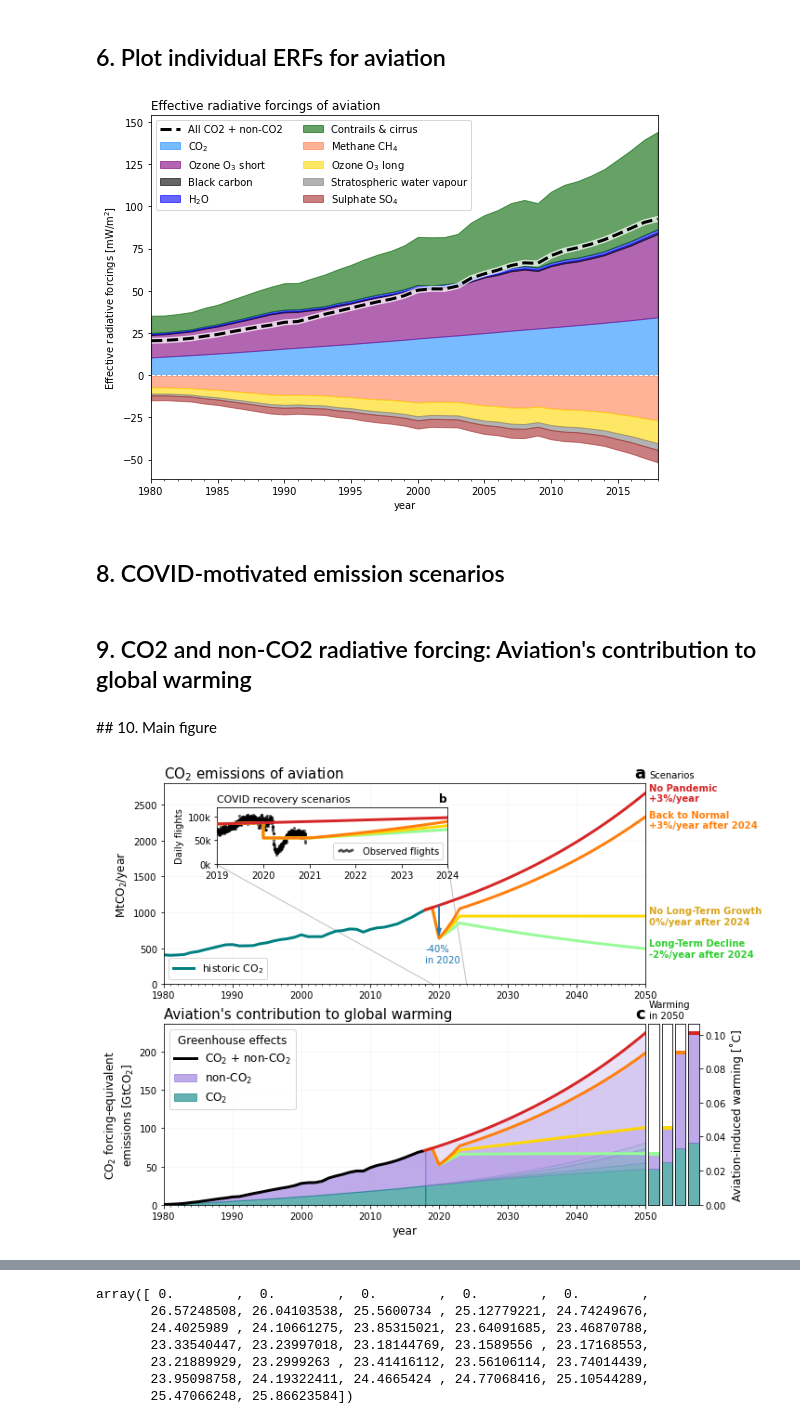
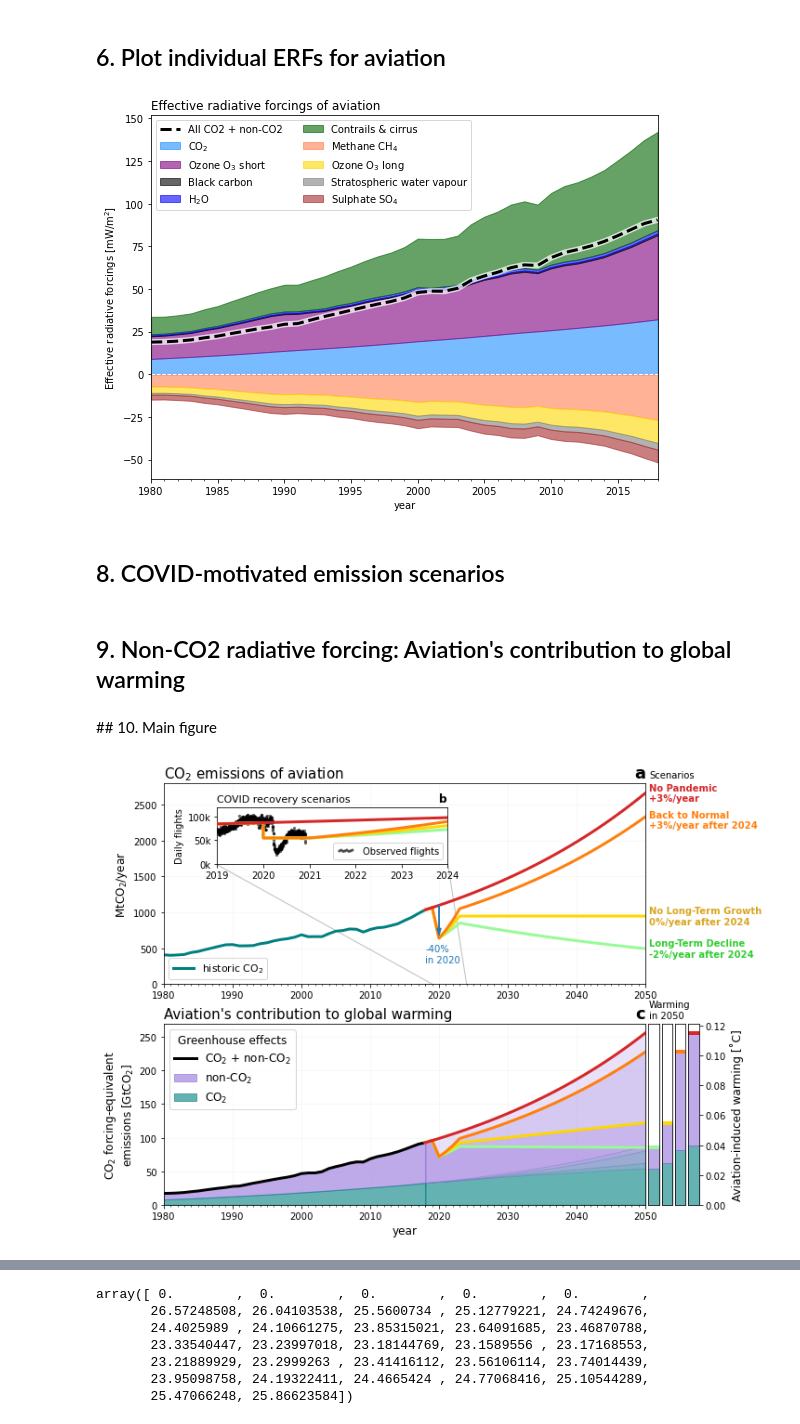
Before and after one commit to milankl/FlyingClimate, a Jupyter notebook: scripts/aviation_warming.ipynb, the cells around one changed output, grey strips where cells are left out. Drawn from its saved outputs; the diff is of its cells as text; code cells hidden in the pictures.

Commit message:
using FAIR, 1940 baseline

```diff
--- a/scripts/aviation_warming.ipynb
+++ b/scripts/aviation_warming.ipynb
@@ -161,3 +201,15 @@ co2rf_mean1980 = co2rf_mean[co2rf_years > 1979]
+# %%
+t1980 = np.int(1980-rcp_years[0])
+
+# multi scenario mean [mW/m^2]
+co2rf_1940 = (F45-F45noav)[t1940:t2018,0]*1000
+co2rf_1980 = (F45-F45noav)[t1980:t2018,0]*1000
+co2ppm_1940 = (C45-C45noav)[t1940:t2018,0]
+years_1940 = rcp_years[t1940:t2018]
+
+DF = pd.DataFrame(np.vstack((years_1940,co2ppm_1940,co2rf_1940)).T,columns=["year","CO2 ppm","CO2 RF [mW/m^2]"])
+DF['year'] = DF['year'].astype(int)
+DF.to_csv("../data/CO2_radiative_forcing_FAIR.csv",float_format = "%.4f")
 # %% [markdown]
 ## 4.2 Effective radiative forcings of O3, CH4, SWV, netNOX, BC, SO4, H20, contrails
 # %%
@@ -176,12 +228,14 @@ nonCO2_rf = o3short_rf + ch4_rf + o3long_rf + swv_rf + bc_rf + so4_rf + h2o_rf +
 # %% [markdown]
 ## 6. Plot individual ERFs for aviation
 # %%
+years = fuel_usage["year"]
+
 fig,ax1 = plt.subplots(1,1,figsize=(8,6),sharex=True)
 
 alfa=0.6
 # pack all radiative forcings in one array
 all_positive_rfs = np.array([np.zeros_like(years),
-                             co2rf_mean1980,
+                             co2rf_1980,
                              o3short_rf,
                              bc_rf,
                              h2o_rf,
@@ -227,7 +281,7 @@ ax1.set_xticks(years,minor=True)
 plt.tight_layout()
 # plt.savefig("../plots/radiative_forcings_nonCO2.pdf")
 # %% [output]
-[figure, old version]
+[figure, new version]
 # %% [markdown]
 ## 8. COVID-motivated emission scenarios
 # %%
@@ -347,7 +401,7 @@ for i in range(6,len(years_future)):   # 2021,2022,2023
     co2_scenario2[i] = co2_scenario2[i-1]*(1+p_after2/100)
     co2_scenario3[i] = co2_scenario3[i-1]*(1+p_after1/100)
 # %% [markdown]
-## 9. CO2 and non-CO2 radiative forcing: Aviation's contribution to global warming
+## 9. Non-CO2 radiative forcing: Aviation's contribution to global warming
 # %%
 # projections into the future
 years_future = np.arange(2018,2051)
@@ -517,49 +553,44 @@ alfa=0.6
 h4 = lambda y: 1-np.sqrt(np.sqrt(1-y))  # four-level superimposed alpha
 
 # cumulative
-ax3.fill_between(years,nonCO2_cumemissions+np.cumsum(co2)/1000,np.cumsum(co2)/1000,alpha=alfa,color="mediumpurple",label="non-CO$_2$")
-ax3.fill_between(years,np.cumsum(co2)/1000,alpha=alfa,color="teal",label=r"CO$_2$")
-ax3.plot(years,nonCO2_cumemissions+np.cumsum(co2)/1000,"k",lw=3,label=r"CO$_2$ + non-CO$_2$")
+cumco2_1940 = np.cumsum(co2_1940)[40:]/1000
+ax3.fill_between(years,nonCO2_cumemissions+cumco2_1940,cumco2_1940,alpha=alfa,color="mediumpurple",label="non-CO$_2$")
+ax3.fill_between(years,cumco2_1940,alpha=alfa,color="teal",label=r"CO$_2$")
+ax3.plot(years,nonCO2_cumemissions+cumco2_1940,"k",lw=3,label=r"CO$_2$ + non-CO$_2$")
 
 # cumulative future
 # CO2
 # ax3.fill_between(years_future,np.ones_like(years_future)*np.sum(co2)/1000,alpha=h4(alfa),color="teal")
-ax3.fill_between(years_future,np.sum(co2[:-1])/1000+np.cumsum(co2_scenario1)/1000,
+ax3.fill_between(years_future,np.sum(co2_1940[:-1])/1000+np.cumsum(co2_scenario1)/1000,
                  alpha=h4(alfa),color="teal")
-ax3.fill_between(years_future,np.sum(co2[:-1])/1000+np.cumsum(co2_scenario2)/1000,
+ax3.fill_between(years_future,np.sum(co2_1940[:-1])/1000+np.cumsum(co2_scenario2)/1000,
                  alpha=h4(alfa),color="teal")
-ax3.fill_between(years_future,np.sum(co2[:-1])/1000+np.cumsum(co2_scenario3)/1000,
+ax3.fill_between(years_future,np.sum(co2_1940[:-1])/1000+np.cumsum(co2_scenario3)/1000,
                  alpha=h4(alfa),color="teal")
-ax3.fill_between(years_future,np.sum(co2[:-1])/1000+np.cumsum(co2_scenario4)/1000,
+ax3.fill_between(years_future,np.sum(co2_1940[:-1])/1000+np.cumsum(co2_scenario4)/1000,
                  alpha=h4(alfa),color="teal")
 
-# ax3.plot(years_future,np.sum(co2[:-1])/1000+np.cumsum(co2_scenario1)/1000,"palegreen")
-# ax3.plot(years_future,np.sum(co2[:-1])/1000+np.cumsum(co2_scenario2)/1000,"gold")
-# ax3.plot(years_future,np.sum(co2[:-1])/1000+np.cumsum(co2_scenario3)/1000,"C1")
-# ax3.plot(years_future,np.sum(co2[:-1])/1000+np.cumsum(co2_scenario4)/1000,"C3")
-
 # NON-CO2
-# plot on twinx ax3r for two legends
-ax3.plot(years_future,(nonco2_cumemiss_scenario4+np.sum(co2[:-1])/1000+np.cumsum(co2_scenario4)/1000),
+ax3.plot(years_future,(nonco2_cumemiss_scenario4+np.sum(co2_1940[:-1])/1000+np.cumsum(co2_scenario4)/1000),
          "C3",lw=3,zorder=11)
-ax3.plot(years_future,(nonco2_cumemiss_scenario3+np.sum(co2[:-1])/1000+np.cumsum(co2_scenario3)/1000),
+ax3.plot(years_future,(nonco2_cumemiss_scenario3+np.sum(co2_1940[:-1])/1000+np.cumsum(co2_scenario3)/1000),
          "C1",lw=3,zorder=10)
-ax3.plot(years_future,(nonco2_cumemiss_scenario2+np.sum(co2[:-1])/1000+np.cumsum(co2_scenario2)/1000),
+ax3.plot(years_future,(nonco2_cumemiss_scenario2+np.sum(co2_1940[:-1])/1000+np.cumsum(co2_scenario2)/1000),
          "gold",lw=3,zorder=9)
-ax3.plot(years_future,(nonco2_cumemiss_scenario1+np.sum(co2[:-1])/1000+np.cumsum(co2_scenario1)/1000),
+ax3.plot(years_future,(nonco2_cumemiss_scenario1+np.sum(co2_1940[:-1])/1000+np.cumsum(co2_scenario1)/1000),
          "palegreen",lw=3,zorder=8)
 
-ax3.fill_between(years_future,nonco2_cumemiss_scenario1+np.sum(co2[:-1])/1000+np.cumsum(co2_scenario1)/1000,
-                 np.sum(co2[:-1])/1000+np.cumsum(co2_scenario1)/1000,
+ax3.fill_between(years_future,nonco2_cumemiss_scenario1+np.sum(co2_1940[:-1])/1000+np.cumsum(co2_scenario1)/1000,
+                 np.sum(co2_1940[:-1])/1000+np.cumsum(co2_scenario1)/1000,
                  alpha=h4(alfa),color="mediumpurple")
-ax3.fill_between(years_future,nonco2_cumemiss_scenario2+np.sum(co2[:-1])/1000+np.cumsum(co2_scenario2)/1000,
-                 np.sum(co2[:-1])/1000+np.cumsum(co2_scenario2)/1000,
+ax3.fill_between(years_future,nonco2_cumemiss_scenario2+np.sum(co2_1940[:-1])/1000+np.cumsum(co2_scenario2)/1000,
+                 np.sum(co2_1940[:-1])/1000+np.cumsum(co2_scenario2)/1000,
                  alpha=h4(alfa),color="mediumpurple")
-ax3.fill_between(years_future,nonco2_cumemiss_scenario3+np.sum(co2[:-1])/1000+np.cumsum(co2_scenario3)/1000,
-                 np.sum(co2[:-1])/1000+np.cumsum(co2_scenario3)/1000,
+ax3.fill_between(years_future,nonco2_cumemiss_scenario3+np.sum(co2_1940[:-1])/1000+np.cumsum(co2_scenario3)/1000,
+                 np.sum(co2_1940[:-1])/1000+np.cumsum(co2_scenario3)/1000,
                  alpha=h4(alfa),color="mediumpurple")
-ax3.fill_between(years_future,nonco2_cumemiss_scenario4+np.sum(co2[:-1])/1000+np.cumsum(co2_scenario4)/1000,
-                 np.sum(co2[:-1])/1000+np.cumsum(co2_scenario4)/1000,
+ax3.fill_between(years_future,nonco2_cumemiss_scenario4+np.sum(co2_1940[:-1])/1000+np.cumsum(co2_scenario4)/1000,
+                 np.sum(co2_1940[:-1])/1000+np.cumsum(co2_scenario4)/1000,
                  alpha=h4(alfa),color="mediumpurple")
 
 # SCENARIO COMPARISON 2050
@@ -581,37 +612,32 @@ ax_s4.fill_between([0,1],np.ones(2)*warming_scenario4[-1],np.ones(2)*co2warm_sce
 ax3.set_title(r"Aviation's contribution to global warming",loc="left",fontsize=15)
 
 ax3.set_ylabel(r"CO$_2$ forcing-equivalent"+"\n"+"emissions [GtCO$_2$]",fontsize=12)
 ax_s4.set_ylabel("Aviation-induced warming [˚C]",fontsize=12)
 ax3.set_xlabel("year",fontsize=12)
 ax1.legend(loc=3,fontsize=11)
 ax3.legend(loc=2,title="Greenhouse effects",fontsize=12,title_fontsize='large')
 
 ax3.set_ylim(0,ax3.get_ylim()[1])
 for ax in [ax_s1,ax_s2,ax_s3,ax_s4]:
     ax.set_ylim(0,TCRE*ax3.get_ylim()[1])
     ax.set_xlim(0,1)
 
 for ax in [ax_s1,ax_s2,ax_s3]:
     ax.set_yticks([])
     ax.set_xticks([])
 
 ax_s4.set_xticks([])
 
 ax1.grid(alpha=0.1)
 ax3.grid(alpha=0.1)
 ax1.text(2050.5,ax1.get_ylim()[1]*1.03,"Scenarios")
 ax3.text(2050.5,ax3.get_ylim()[1]*1.035,"Warming\nin 2050")
 ax1.text(2050.5,co2_scenario4[-1],"No Pandemic\n+3%/year",color="C3",fontweight="bold",va="center")
 ax1.text(2050.5,co2_scenario3[-1]*0.98,"Back to Normal\n+3%/year after 2024",color="C1",fontweight="bold",va="center")
 ax1.text(2050.5,co2_scenario2[-1],"No Long-Term Growth\n0%/year after 2024",color="goldenrod",fontweight="bold",va="center")
 ax1.text(2050.5,co2_scenario1[-1],"Long-Term Decline\n-2%/year after 2024",color="limegreen",fontweight="bold",va="center")
 
-# ax_s1.text(1.18,0.105,"Long-Term Decline",rotation=90,ha="right",va="top",color="C3",fontweight="bold")
-# ax_s2.text(1.18,0.105,"No Long-Term Growth",rotation=90,ha="right",va="top",color="C3",fontweight="bold")
-# ax_s3.text(1.18,warming_scenario3[-1]-0.003,"Back to Normal",rotation=90,ha="right",va="top",color="brown",fontweight="bold")
-# ax_s4.text(1.18,warming_scenario4[-1]-0.003,"No COVID",rotation=90,ha="right",va="top",color="C3",fontweight="bold");
-
 plt.savefig("../plots/emissions_warming.pdf")
 # %% [output]
-[figure, old version]
+[figure, new version]
 # %%
```
Also changed, not shown: parts of 20 cells of this notebook, 8 other files.
